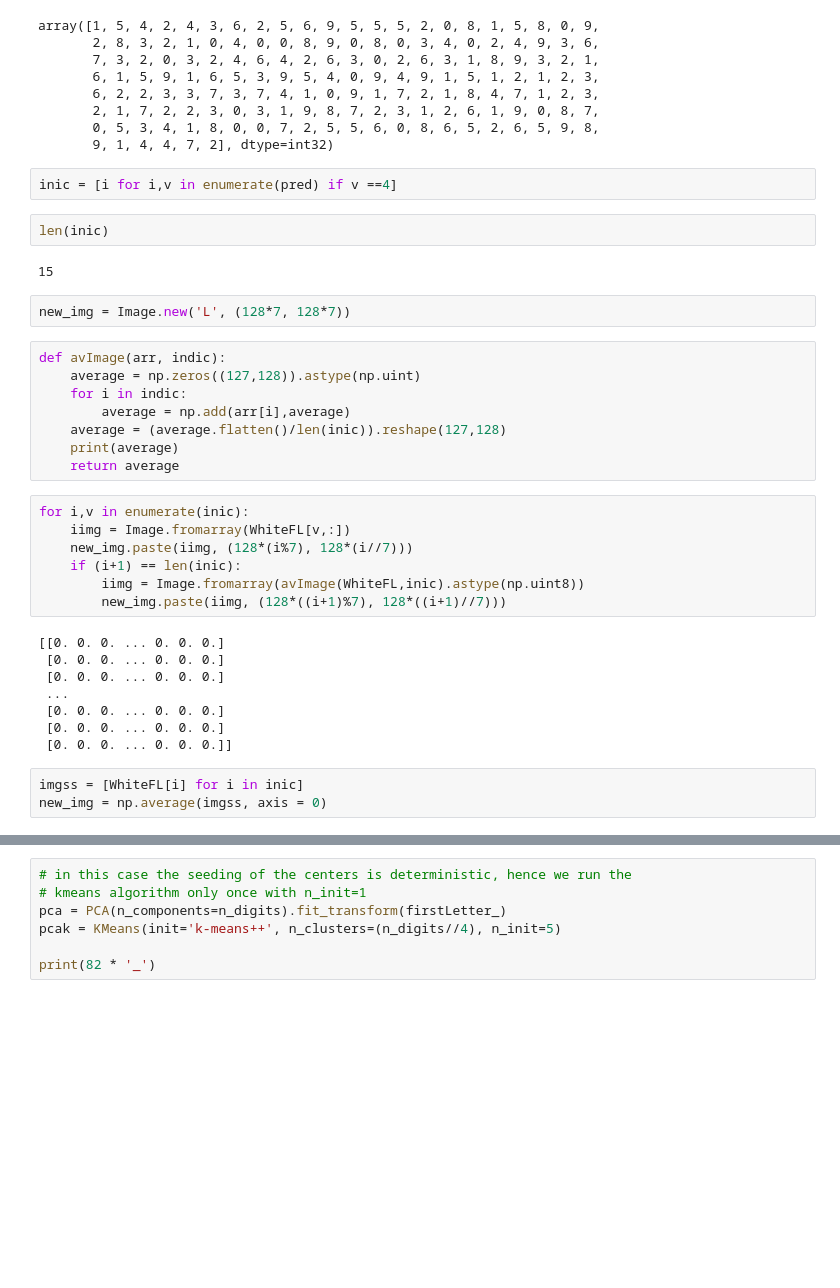
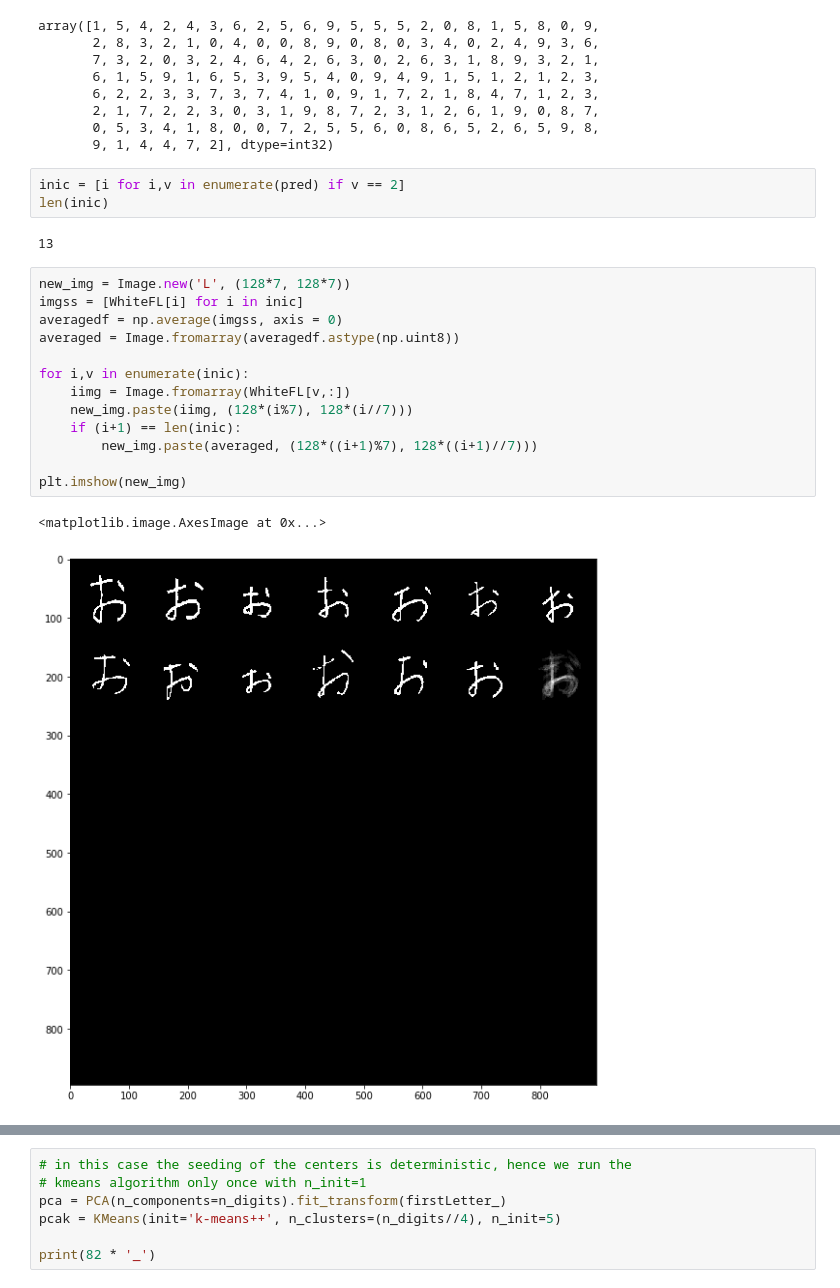
Before and after one commit to hexagramg/hiraclust, a Jupyter notebook: clustering/Untitled.ipynb, the cells around one changed output, grey strips where cells are left out. Drawn from its saved outputs; the diff is of its cells as text; blank space fills up the shorter version.

```diff
--- a/clustering/Untitled.ipynb
+++ b/clustering/Untitled.ipynb
@@ -109,37 +91,24 @@ array([1, 5, 4, 2, 4, 3, 6, 2, 5, 6, 9, 5, 5, 5, 2, 0, 8, 1, 5, 8, 0, 9,
        0, 5, 3, 4, 1, 8, 0, 0, 7, 2, 5, 5, 6, 0, 8, 6, 5, 2, 6, 5, 9, 8,
        9, 1, 4, 4, 7, 2], dtype=int32)
 # %%
-inic = [i for i,v in enumerate(pred) if v ==4]
+inic = [i for i,v in enumerate(pred) if v == 2]
+len(inic)
+# %% [output]
+13
-# %%
-len(inic)
-# %% [output]
-15
-# %%
-new_img = Image.new('L', (128*7, 128*7))
-# %%
-def avImage(arr, indic):
-    average = np.zeros((127,128)).astype(np.uint)
-    for i in indic:
-        average = np.add(arr[i],average)
-    average = (average.flatten()/len(inic)).reshape(127,128)
-    print(average)
-    return average
 # %%
+new_img = Image.new('L', (128*7, 128*7))
+imgss = [WhiteFL[i] for i in inic]
+averagedf = np.average(imgss, axis = 0)
+averaged = Image.fromarray(averagedf.astype(np.uint8))
+
 for i,v in enumerate(inic):
     iimg = Image.fromarray(WhiteFL[v,:])
     new_img.paste(iimg, (128*(i%7), 128*(i//7)))
     if (i+1) == len(inic):
-        iimg = Image.fromarray(avImage(WhiteFL,inic).astype(np.uint8))
-        new_img.paste(iimg, (128*((i+1)%7), 128*((i+1)//7)))
+        new_img.paste(averaged, (128*((i+1)%7), 128*((i+1)//7)))
+
+plt.imshow(new_img)
 # %% [output]
-[[0. 0. 0. ... 0. 0. 0.]
- [0. 0. 0. ... 0. 0. 0.]
- [0. 0. 0. ... 0. 0. 0.]
- ...
- [0. 0. 0. ... 0. 0. 0.]
- [0. 0. 0. ... 0. 0. 0.]
- [0. 0. 0. ... 0. 0. 0.]]
+<matplotlib.image.AxesImage at 0x...>
+[figure, added]
-# %%
-imgss = [WhiteFL[i] for i in inic]
-new_img = np.average(imgss, axis = 0)
 # %%
```
Also changed, not shown: parts of 6 cells of this notebook.
